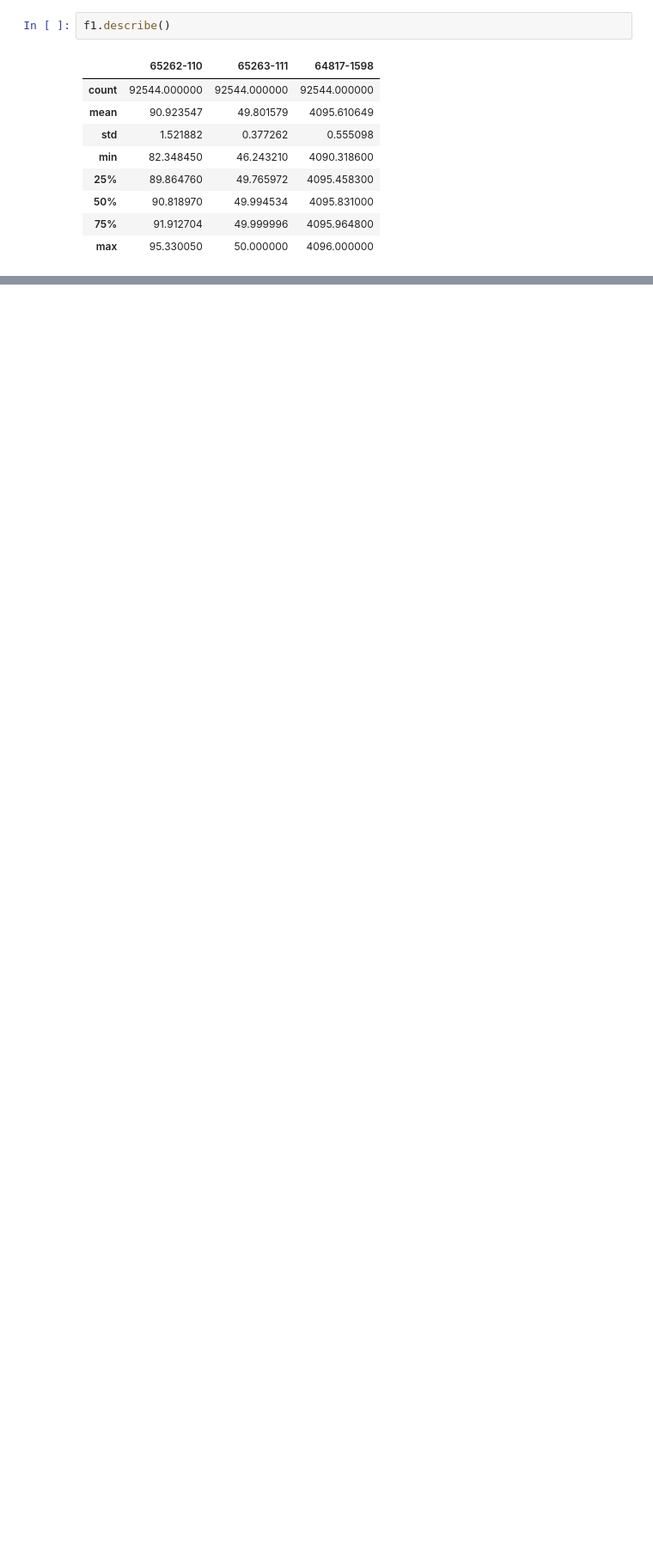
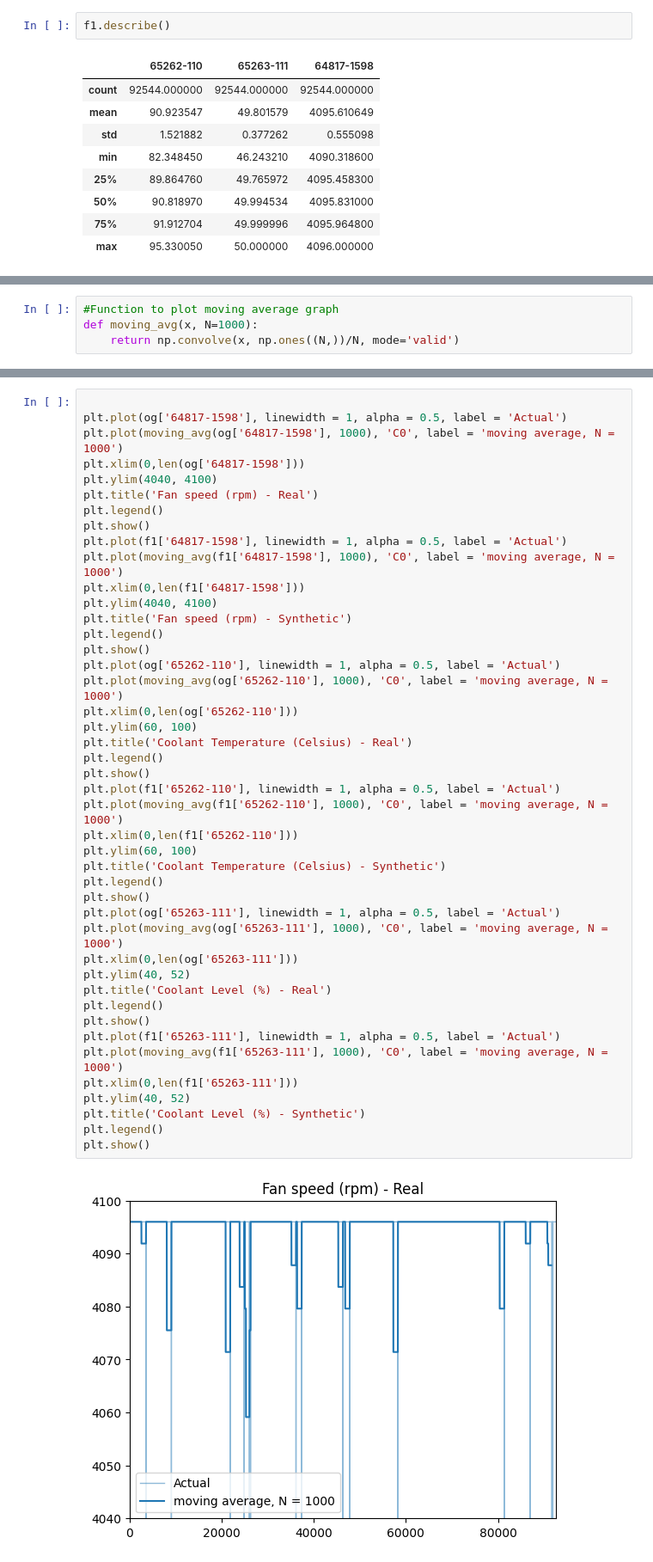
Before and after one commit to gautamvira/Predictive-Maintenance, a Jupyter notebook: fault_introduction.ipynb, the cells around one changed output, grey strips where cells are left out. Shown at 86% size. Saved outputs shown, nothing was run; the diff lists cells and outputs as text; blank space fills up the shorter version.

```diff
--- a/fault_introduction.ipynb
+++ b/fault_introduction.ipynb
@@ -56,0 +63,4 @@ f1.describe()
+# %%
+#Function to plot moving average graph
+def moving_avg(x, N=1000):
+    return np.convolve(x, np.ones((N,))/N, mode='valid')
@@ -56,0 +95,46 @@ f1.describe()
+# %%
+
+plt.plot(og['64817-1598'], linewidth = 1, alpha = 0.5, label = 'Actual')
+plt.plot(moving_avg(og['64817-1598'], 1000), 'C0', label = 'moving average, N = 1000')
+plt.xlim(0,len(og['64817-1598']))
+plt.ylim(4040, 4100)
+plt.title('Fan speed (rpm) - Real')
+plt.legend()
+plt.show()
+plt.plot(f1['64817-1598'], linewidth = 1, alpha = 0.5, label = 'Actual')
+plt.plot(moving_avg(f1['64817-1598'], 1000), 'C0', label = 'moving average, N = 1000')
+plt.xlim(0,len(f1['64817-1598']))
+plt.ylim(4040, 4100)
+plt.title('Fan speed (rpm) - Synthetic')
+plt.legend()
+plt.show()
+plt.plot(og['65262-110'], linewidth = 1, alpha = 0.5, label = 'Actual')
+plt.plot(moving_avg(og['65262-110'], 1000), 'C0', label = 'moving average, N = 1000')
+plt.xlim(0,len(og['65262-110']))
+plt.ylim(60, 100)
+plt.title('Coolant Temperature (Celsius) - Real')
+plt.legend()
+plt.show()
+plt.plot(f1['65262-110'], linewidth = 1, alpha = 0.5, label = 'Actual')
+plt.plot(moving_avg(f1['65262-110'], 1000), 'C0', label = 'moving average, N = 1000')
+plt.xlim(0,len(f1['65262-110']))
+plt.ylim(60, 100)
+plt.title('Coolant Temperature (Celsius) - Synthetic')
+plt.legend()
+plt.show()
+plt.plot(og['65263-111'], linewidth = 1, alpha = 0.5, label = 'Actual')
+plt.plot(moving_avg(og['65263-111'], 1000), 'C0', label = 'moving average, N = 1000')
+plt.xlim(0,len(og['65263-111']))
+plt.ylim(40, 52)
+plt.title('Coolant Level (%) - Real')
+plt.legend()
+plt.show()
+plt.plot(f1['65263-111'], linewidth = 1, alpha = 0.5, label = 'Actual')
+plt.plot(moving_avg(f1['65263-111'], 1000), 'C0', label = 'moving average, N = 1000')
+plt.xlim(0,len(f1['65263-111']))
+plt.ylim(40, 52)
+plt.title('Coolant Level (%) - Synthetic')
+plt.legend()
+plt.show()
+# %% [output]
+[figure, added]
```
Also changed, not shown: parts of 27 cells of this notebook, 1 other file.
